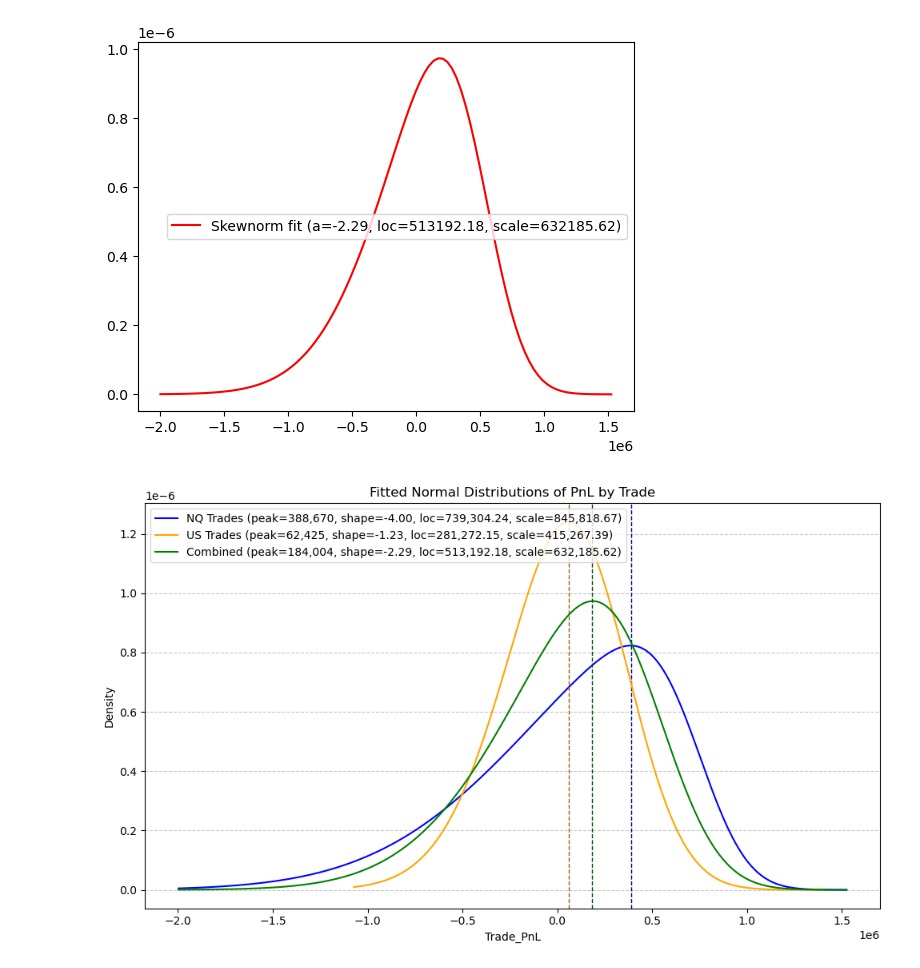
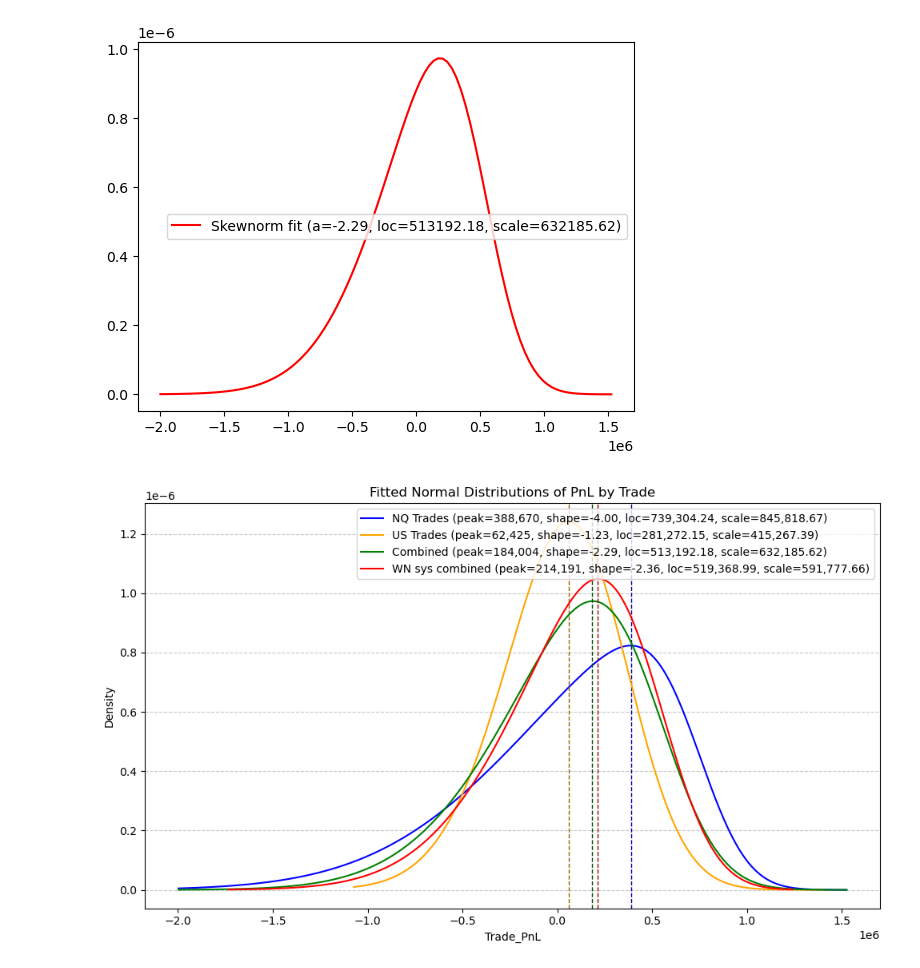
Before and after one commit to utkarshmn/bteng, a Jupyter notebook: NQ-FI MeanReversion.ipynb, the cells around one changed output. Saved outputs shown, nothing was run; the diff lists cells and outputs as text; code cells hidden in the pictures.

```diff
--- a/NQ-FI MeanReversion.ipynb
+++ b/NQ-FI MeanReversion.ipynb
@@ -412,31 +548,32 @@ def fit_and_plot_dist(data, label, color, dist='skewnorm'):
         pdf_values = norm.pdf(x, mu, std)
         peak = x[np.argmax(pdf_values)]  # True peak value
 
         # Plot the fitted line
         plt.plot(x, pdf_values, label=f'{label} (peak={peak:,.0f}, μ={mu:,.2f}, σ={std:,.2f})', color=color)
 
     # Add a vertical line at the peak
     darker_color = to_rgba(color, alpha=1.0)  # Get the RGBA value of the color
     darker_color = tuple(c * 0.6 for c in darker_color[:3]) + (1.0,)  # Make it darker
     plt.axvline(x=peak, color=darker_color, linestyle='--', linewidth=1)
 
 us1 = trades_list[trades_list['Asset'] == 'US1 Comdty']['Trade_PnL']
 nq1 = trades_list[trades_list['Asset'] == 'NQ1 Index']['Trade_PnL']
 comb = trades_list['Trade_PnL']
 
 # Plot the fitted lines
 plt.figure(figsize=(10, 6))
 fit_and_plot_dist(nq1, 'NQ Trades', 'blue', dist='skewnorm')
 fit_and_plot_dist(us1, 'US Trades', 'orange', dist='skewnorm')
 fit_and_plot_dist(comb, 'Combined', 'green', dist='skewnorm')
+fit_and_plot_dist(trules['WN1 Comdty'].tradeslist['Trade_PnL'], 'WN sys combined', 'red', dist='skewnorm')
 
 plt.title('Fitted Normal Distributions of PnL by Trade')
 plt.xlabel('Trade_PnL')
 plt.ylabel('Density')
 plt.legend()
 plt.grid(axis='y', linestyle='--', alpha=0.7)
 plt.tight_layout()
 plt.show()
 # Add titles and labels
 # %% [output]
-[figure, old version]
+[figure, new version]
```
Also changed, not shown: parts of 14 cells of this notebook.
